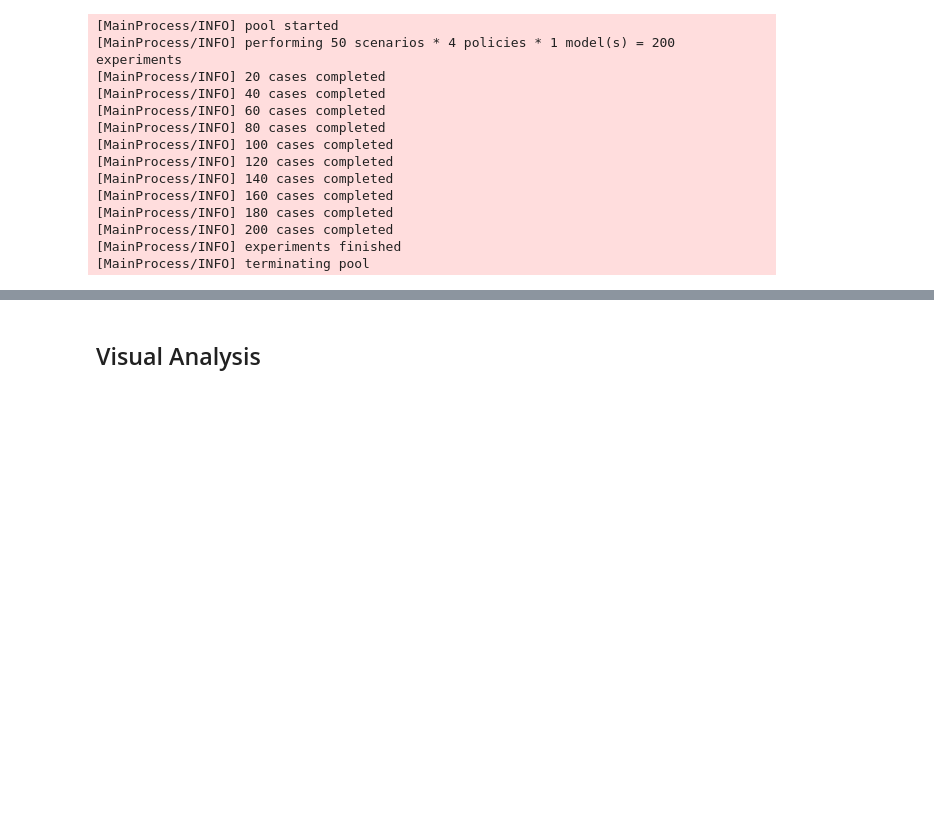
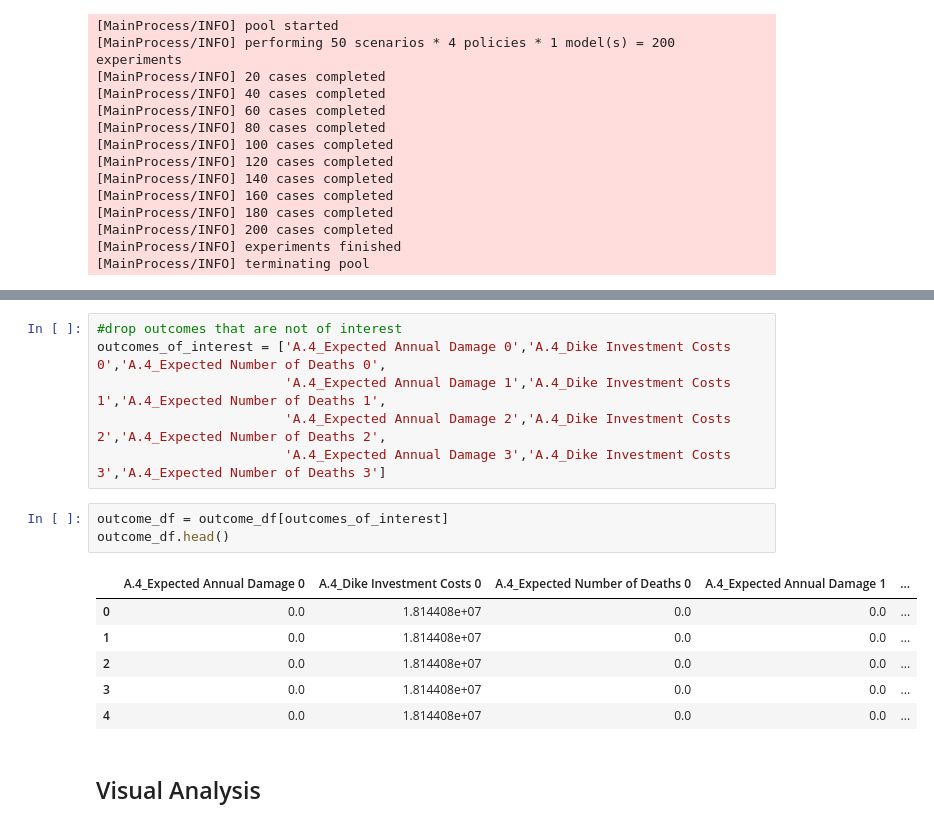
Before and after one commit to aarsundaram/ModelBasedDecisionMaking_Group12, a Jupyter notebook: final assignment/Open Exploration.ipynb, the cells around one changed output, grey strips where cells are left out. Saved outputs shown, nothing was run; the diff lists cells and outputs as text; blank space fills up the shorter version.

```diff
--- a/final assignment/Open Exploration.ipynb
+++ b/final assignment/Open Exploration.ipynb
@@ -200,3 +221,19 @@ outcomes_of_interest = []
+# %%
+#drop outcomes that are not of interest
+outcomes_of_interest = ['A.4_Expected Annual Damage 0','A.4_Dike Investment Costs 0','A.4_Expected Number of Deaths 0',
+                        'A.4_Expected Annual Damage 1','A.4_Dike Investment Costs 1','A.4_Expected Number of Deaths 1',
+                        'A.4_Expected Annual Damage 2','A.4_Dike Investment Costs 2','A.4_Expected Number of Deaths 2',
+                        'A.4_Expected Annual Damage 3','A.4_Dike Investment Costs 3','A.4_Expected Number of Deaths 3']
+# %%
+outcome_df = outcome_df[outcomes_of_interest]
+outcome_df.head()
+# %% [output]
+|  | A.4_Expected Annual Damage 0 | A.4_Dike Investment Costs 0 | A.4_Expected Number of Deaths 0 | A.4_Expected Annual Damage 1 | ... |
+| 0 | 0.0 | 1.814408e+07 | 0.0 | 0.0 | ... |
+| 1 | 0.0 | 1.814408e+07 | 0.0 | 0.0 | ... |
+| 2 | 0.0 | 1.814408e+07 | 0.0 | 0.0 | ... |
+| 3 | 0.0 | 1.814408e+07 | 0.0 | 0.0 | ... |
+| 4 | 0.0 | 1.814408e+07 | 0.0 | 0.0 | ... |
 # %% [markdown]
 ## Visual Analysis
 # %%
```
Also changed, not shown: parts of 9 cells of this notebook.
